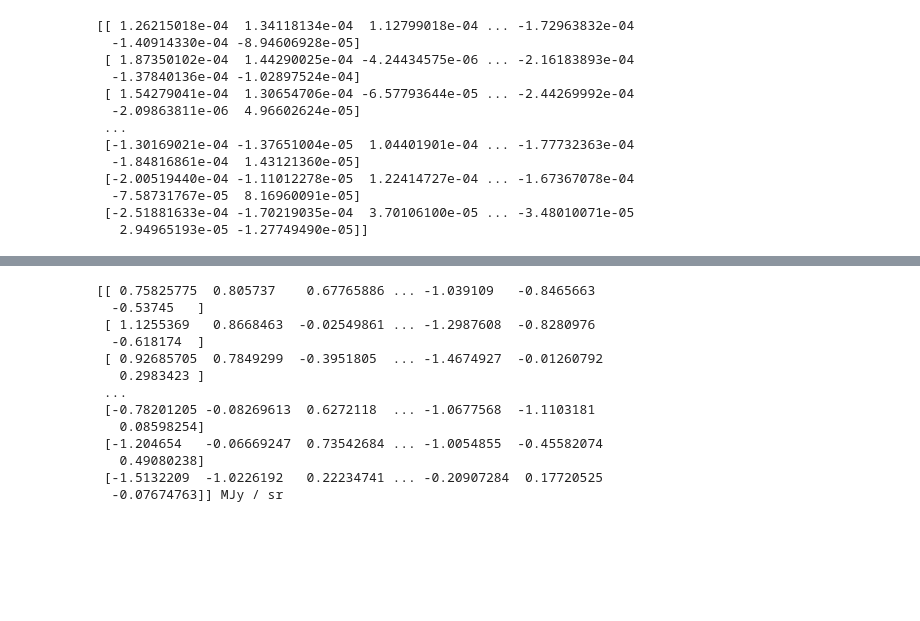
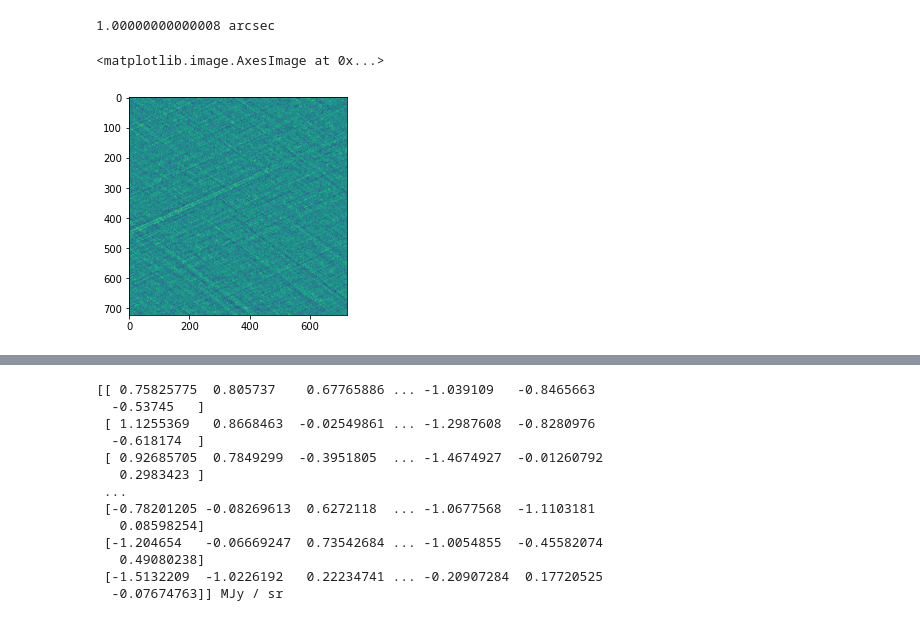
Before and after one commit to Sulla2012/madcowsclusters, a Jupyter notebook: Alex Tutorial.ipynb, the cells around one changed output, grey strips where cells are left out. Saved outputs shown, nothing was run; the diff lists cells and outputs as text; code cells hidden in the pictures; blank space fills up the shorter version.

Commit message:
Making cetroid offset plots for paper

```diff
--- a/Alex Tutorial.ipynb
+++ b/Alex Tutorial.ipynb
@@ -21,4 +22,4 @@ def central_emission(hmap, map_w, pixel_w, max_sep):
                 div +=1
     return  np.array(hist)*hmap.unit
 # %%
-hdu = fits.open('moo-alex.fits')
+hdu = fits.open('moo-alex2.fits')
@@ -41,0 +26,9 @@ NAXIS : 723  724  1  1
+# %%
+
+w = wcs.WCS(hdu[0].header)
+#print(w)
+
+header = hdu[0].header
+print(header)
+pixel_size
+print(header.get('CTYPE1'),header.get('CDELT1'),header.get('CTYPE2'),header.get('CDELT2'))
@@ -42,19 +41,11 @@ NAXIS : 723  724  1  1
 # %%
-pixel_size = wcs.utils.proj_plane_pixel_scales(w)[0]*u.deg
+pixel_size = header.get('CDELT2')*u.deg
+
+print(pixel_size.to(u.arcsec))
 
 vmap = hdu[0].data[0][0]
-print(vmap)
+plt.imshow(vmap)
 # %% [output]
-[[ 1.26215018e-04  1.34118134e-04  1.12799018e-04 ... -1.72963832e-04
-  -1.40914330e-04 -8.94606928e-05]
- [ 1.87350102e-04  1.44290025e-04 -4.24434575e-06 ... -2.16183893e-04
-  -1.37840136e-04 -1.02897524e-04]
- [ 1.54279041e-04  1.30654706e-04 -6.57793644e-05 ... -2.44269992e-04
-  -2.09863811e-06  4.96602624e-05]
- ...
- [-1.30169021e-04 -1.37651004e-05  1.04401901e-04 ... -1.77732363e-04
-  -1.84816861e-04  1.43121360e-05]
- [-2.00519440e-04 -1.11012278e-05  1.22414727e-04 ... -1.67367078e-04
-  -7.58731767e-05  8.16960091e-05]
- [-2.51881633e-04 -1.70219035e-04  3.70106100e-05 ... -3.48010071e-05
-   2.94965193e-05 -1.27749490e-05]]
+1.00000000000008 arcsec
+<matplotlib.image.AxesImage at 0x...>
+[figure, added]
```
Also changed, not shown: parts of 6 cells of this notebook, 3 other files.
